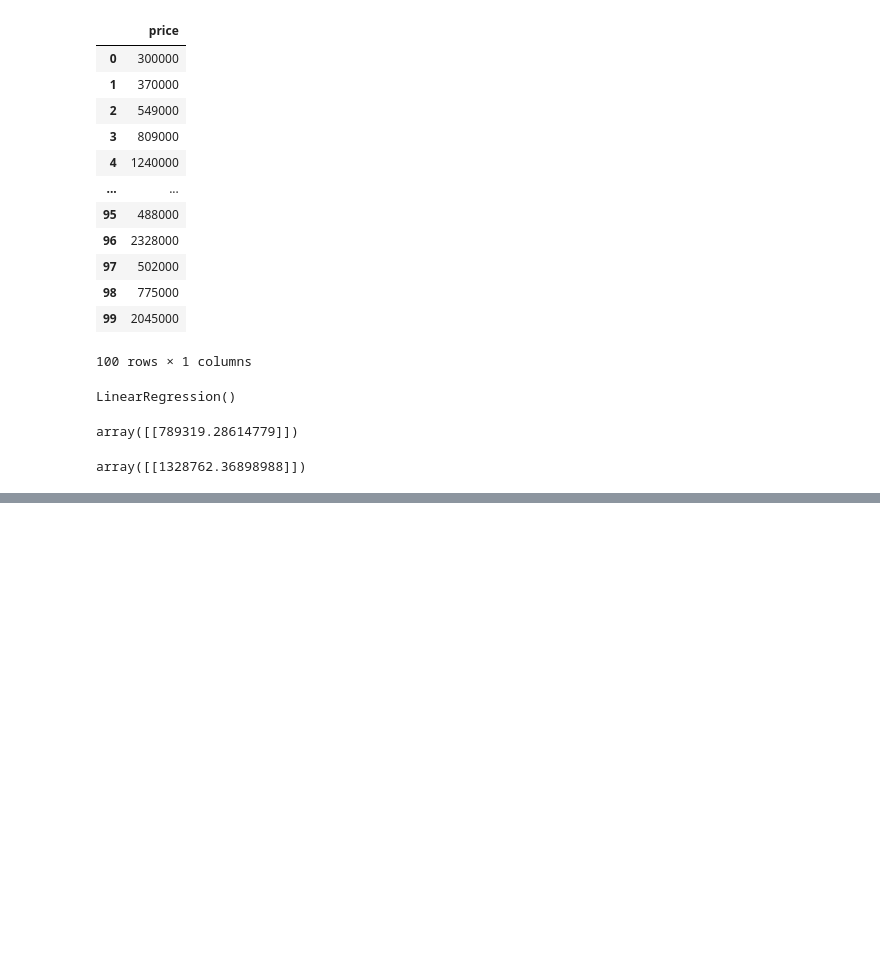
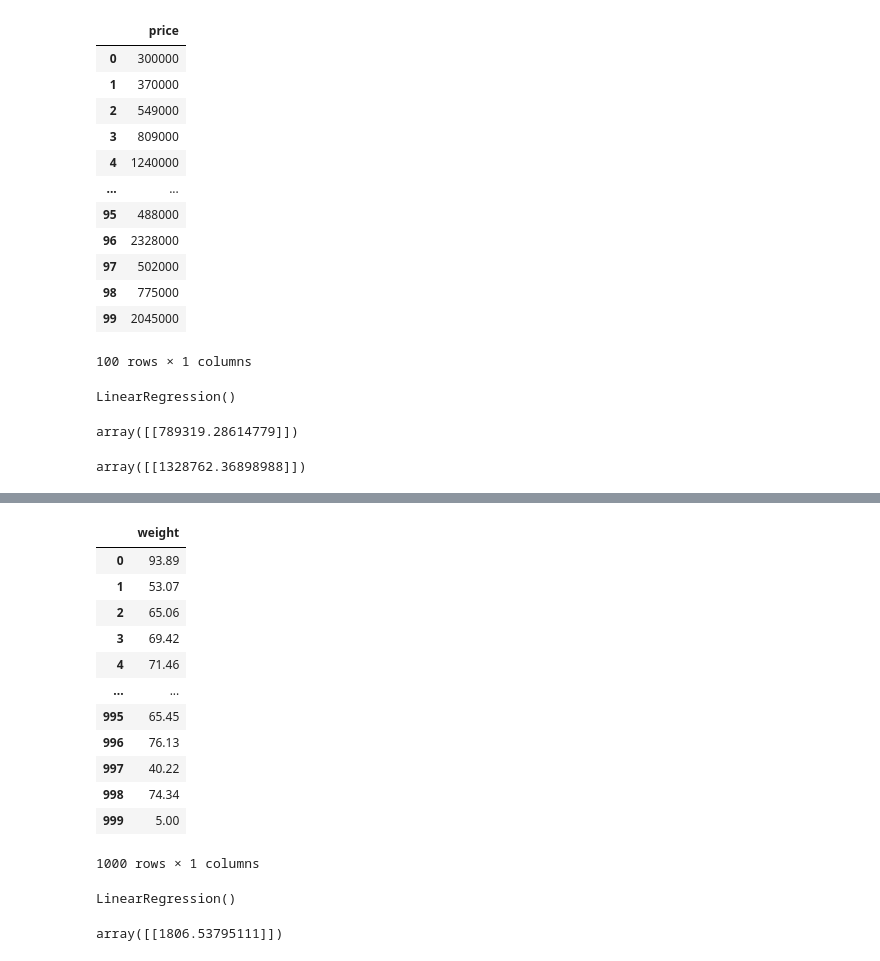
Before and after one commit to sistusaichandu-bit/Agentic_AI-VAP, a Jupyter notebook: AgenticAI_VAP.ipynb, the cells around one changed output, grey strips where cells are left out. Saved outputs shown, nothing was run; the diff lists cells and outputs as text; code cells hidden in the pictures; blank space fills up the shorter version.

```diff
--- a/AgenticAI_VAP.ipynb
+++ b/AgenticAI_VAP.ipynb
@@ -107,0 +164,26 @@ array([[1328762.36898988]])
+# %%
+new_weight = df.drop('age', axis='columns')
+new_weight
+# %% [output]
+|  | weight |
+| 0 | 93.89 |
+| 1 | 53.07 |
+| 2 | 65.06 |
+| 3 | 69.42 |
+| 4 | 71.46 |
+| ... | ... |
+| 995 | 65.45 |
+| 996 | 76.13 |
+| 997 | 40.22 |
+| 998 | 74.34 |
+| 999 | 5.00 |
+1000 rows × 1 columns
+# %%
+reg = linear_model.LinearRegression()
+reg.fit(new_age, new_weight)
+# %% [output]
+LinearRegression()
+# %%
+reg.predict([[3000]])
+# %% [output]
+array([[1806.53795111]])
```
Also changed, not shown: parts of 9 cells of this notebook.
